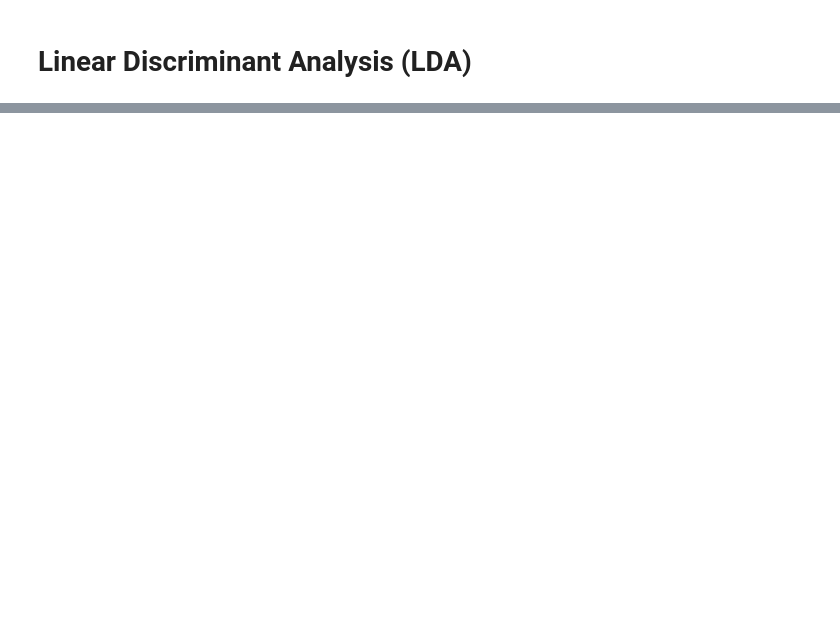
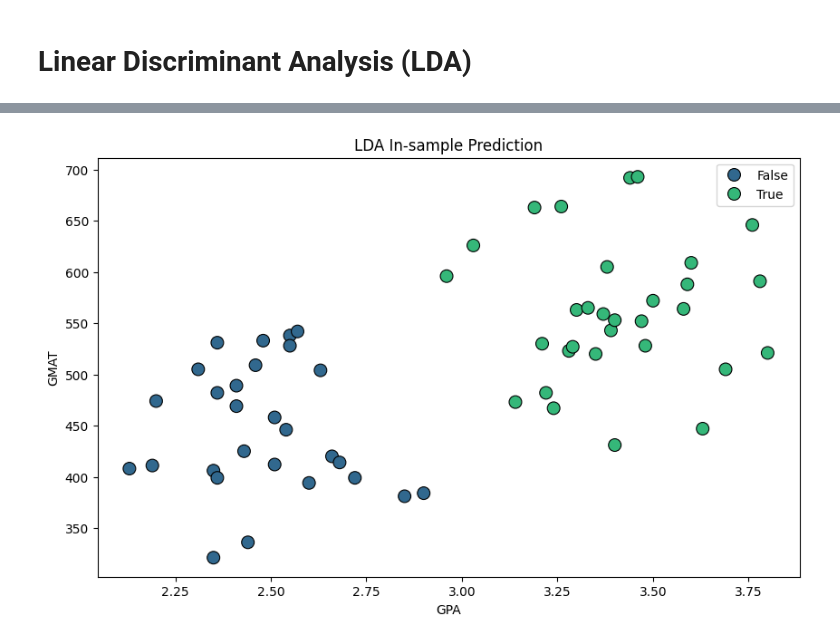
Before and after one commit to babli18/MKT---Consumer-And-Brand-Research, a Jupyter notebook: stp_tools.ipynb, the cells around one changed output, grey strips where cells are left out. Saved outputs shown, nothing was run; the diff lists cells and outputs as text; code cells hidden in the pictures; blank space fills up the shorter version.

```diff
--- a/stp_tools.ipynb
+++ b/stp_tools.ipynb
@@ -142,0 +197,14 @@ plt.show()
+# %%
+# In-sample prediction
+y_pred = lda.predict(X)
+#y_pred = lda.predict(X_normalized)
+# %%
+# Plotting the in-sample prediction
+plt.figure(figsize=(10,6))
+sns.scatterplot(x='GPA', y='GMAT', hue=y_pred, palette='viridis', data=df, s=100, edgecolor='k')
+plt.xlabel('GPA')
+plt.ylabel('GMAT')
+plt.title('LDA In-sample Prediction')
+plt.show()
+# %% [output]
+[figure, added]
```
Also changed, not shown: parts of 17 cells of this notebook.
